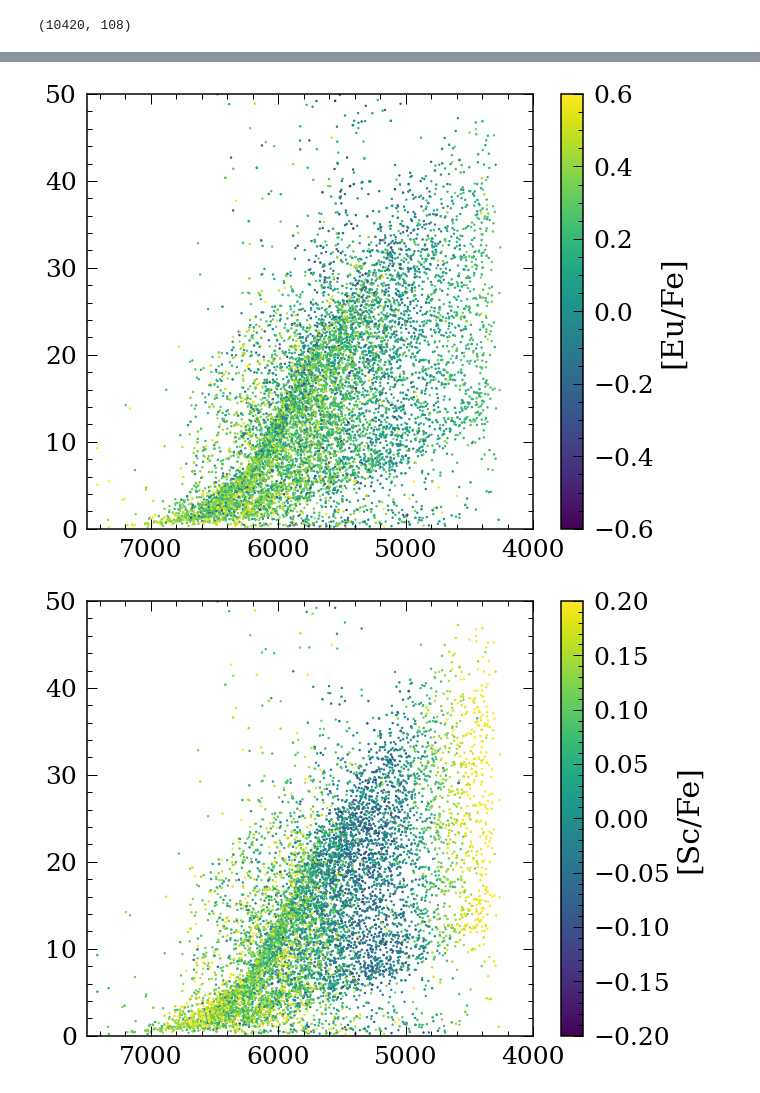
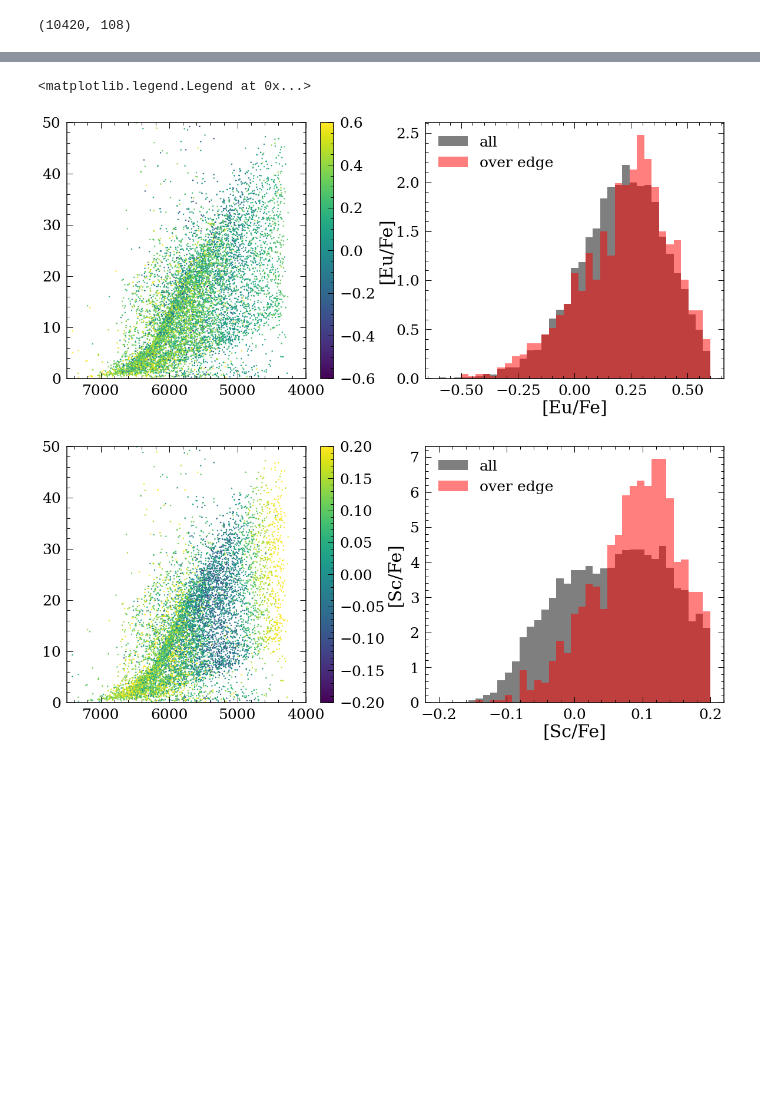
Before and after one commit to lyx12311/Ageinvest, a Jupyter notebook: Rotation.ipynb, the cells around one changed output, grey strips where cells are left out. Saved outputs shown, nothing was run; the diff lists cells and outputs as text; code cells hidden in the pictures; blank space fills up the shorter version.

```diff
--- a/Rotation.ipynb
+++ b/Rotation.ipynb
@@ -99,0 +91,20 @@ cbar = plt.colorbar()
+# %%
+# get ride of giants
+eew_prot=eew_prot.loc[eew_prot['giantmodel']==0].reset_index()
+# %%
+plt.figure(figsize=(10,8))
+
+p1=fitpoints([7000,6200],[0,7.5])
+p2=fitpoints([6200,6000],[7.5,13.5])
+
+abedge=(p1(eew_prot['Teff_lam'])<eew_prot['Prot'])&(eew_prot['Teff_lam']>6200)
+abedge=abedge|((p2(eew_prot['Teff_lam'])<eew_prot['Prot'])&(eew_prot['Teff_lam']<6200))
+eew_prot_edge=eew_prot[abedge]
+
+plt.scatter(eew_prot['Teff_lam'],eew_prot['Prot'],c='k',s=2,vmin=4,vmax=5)
+plt.scatter(eew_prot_edge['Teff_lam'],eew_prot_edge['Prot'],c='r',s=2,vmin=4,vmax=5)
+plt.plot([7000,6200],p1([7000,6200]),'r--',linewidth=3)
+plt.plot([6200,5000],p2([6200,5000]),'r--',linewidth=3)
+
+plt.xlim([7500,4000])
+plt.ylim([0,50])
@@ -126,53 +153,83 @@ cbar.set_label('logg from Adam',labelpad = 5)
 # %%
 
-plt.figure(figsize=(10,8))
+plt.figure(figsize=(20,8))
+plt.subplot(1,2,1)
 plt.scatter(eew_prot['Teff_lam'],eew_prot['Prot'],c=eew_prot['eu_fe'],s=2,vmin=-0.6,vmax=0.6)
 plt.xlim([7500,4000])
 plt.ylim([0,50])
 cbar = plt.colorbar()
 cbar.set_label('[Eu/Fe]',labelpad = 5)
+plt.subplot(1,2,2)
+plt.hist(eew_prot['eu_fe'],bins=np.linspace(-0.6,0.6,38),alpha=0.5,color='k',density=True,label='all')
+plt.hist(eew_prot_edge['eu_fe'],bins=np.linspace(-0.6,0.6,38),alpha=0.5,color='r',density=True,label='over edge')
+plt.xlabel('[Eu/Fe]')
+plt.legend()
 
-plt.figure(figsize=(10,8))
+plt.figure(figsize=(20,8))
+plt.subplot(1,2,1)
 plt.scatter(eew_prot['Teff_lam'],eew_prot['Prot'],c=eew_prot['sc_fe'],s=2,vmin=-0.2,vmax=0.2)
 plt.xlim([7500,4000])
 plt.ylim([0,50])
 cbar = plt.colorbar()
 cbar.set_label('[Sc/Fe]',labelpad = 5)
+plt.subplot(1,2,2)
+plt.hist(eew_prot['sc_fe'],bins=np.linspace(-0.2,0.2,38),alpha=0.5,color='k',density=True,label='all')
+plt.hist(eew_prot_edge['sc_fe'],bins=np.linspace(-0.2,0.2,38),alpha=0.5,color='r',density=True,label='over edge')
+plt.xlabel('[Sc/Fe]')
+plt.legend()
 
-plt.figure(figsize=(10,8))
-plt.scatter(eew_prot['Teff_lam'],eew_prot['Prot'],c=eew_prot['sc_fe'],s=2,vmin=-0.2,vmax=0.2)
-plt.xlim([7500,4000])
-plt.ylim([0,50])
-cbar = plt.colorbar()
-cbar.set_label('[Sc/Fe]',labelpad = 5)
-
-plt.figure(figsize=(10,8))
+plt.figure(figsize=(20,8))
+plt.subplot(1,2,1)
 plt.scatter(eew_prot['Teff_lam'],eew_prot['Prot'],c=eew_prot['fe_h'],s=2,vmin=-0.5,vmax=0.2)
 plt.xlim([7500,4000])
 plt.ylim([0,50])
 cbar = plt.colorbar()
 cbar.set_label('[Fe/H]',labelpad = 5)
+plt.subplot(1,2,2)
+plt.hist(eew_prot['fe_h'],bins=np.linspace(-0.5,0.2,38),alpha=0.5,color='k',density=True,label='all')
+plt.hist(eew_prot_edge['fe_h'],bins=np.linspace(-0.5,0.2,38),alpha=0.5,color='r',density=True,label='over edge')
+plt.xlabel('[Fe/H]')
+plt.legend()
 
-plt.figure(figsize=(10,8))
+plt.figure(figsize=(20,8))
+plt.subplot(1,2,1)
 plt.scatter(eew_prot['Teff_lam'],eew_prot['Prot'],c=eew_prot['o_fe'],s=2,vmin=-0.5,vmax=0.5)
 plt.xlim([7500,4000])
 plt.ylim([0,50])
 cbar = plt.colorbar()
 cbar.set_label('[O/Fe]',labelpad = 5)
+plt.subplot(1,2,2)
+plt.hist(eew_prot['o_fe'],bins=np.linspace(-0.5,0.5,38),alpha=0.5,color='k',density=True,label='all')
+plt.hist(eew_prot_edge['o_fe'],bins=np.linspace(-0.5,0.5,38),alpha=0.5,color='r',density=True,label='over edge')
+plt.xlabel('[O/Fe]')
+plt.legend()
 
-plt.figure(figsize=(10,8))
+plt.figure(figsize=(20,8))
+plt.subplot(1,2,1)
 plt.scatter(eew_prot['Teff_lam'],eew_prot['Prot'],c=eew_prot['alpha_fe'],s=2,vmin=-0.1,vmax=0.1)
 plt.xlim([7500,4000])
 plt.ylim([0,50])
 cbar = plt.colorbar()
 cbar.set_label('[α/Fe]',labelpad = 5)
+plt.subplot(1,2,2)
+plt.hist(eew_prot['alpha_fe'],bins=np.linspace(-0.1,0.1,38),alpha=0.5,color='k',density=True,label='all')
+plt.hist(eew_prot_edge['alpha_fe'],bins=np.linspace(-0.1,0.1,38),alpha=0.5,color='r',density=True,label='over edge')
+plt.xlabel('[α/Fe]')
+plt.legend()
 
-plt.figure(figsize=(10,8))
+plt.figure(figsize=(20,8))
+plt.subplot(1,2,1)
 plt.scatter(eew_prot['Teff_lam'],eew_prot['Prot'],c=eew_prot['sprocess_fe'],s=2,vmin=-0.2,vmax=0.3)
 plt.xlim([7500,4000])
 plt.ylim([0,50])
 cbar = plt.colorbar()
 cbar.set_label('[s-process/Fe]',labelpad = 5)
+plt.subplot(1,2,2)
+plt.hist(eew_prot['sprocess_fe'],bins=np.linspace(-0.2,0.3,38),alpha=0.5,color='k',density=True,label='all')
+plt.hist(eew_prot_edge['sprocess_fe'],bins=np.linspace(-0.2,0.3,38),alpha=0.5,color='r',density=True,label='over edge')
+plt.xlabel('[(Y+Ba)/Fe]')
+plt.legend()
 # %% [output]
+<matplotlib.legend.Legend at 0x...>
-[figure, old version]
+[figure, new version]
-[figure, old version]
+[figure, new version]
```
Also changed, not shown: parts of 6 cells of this notebook.
